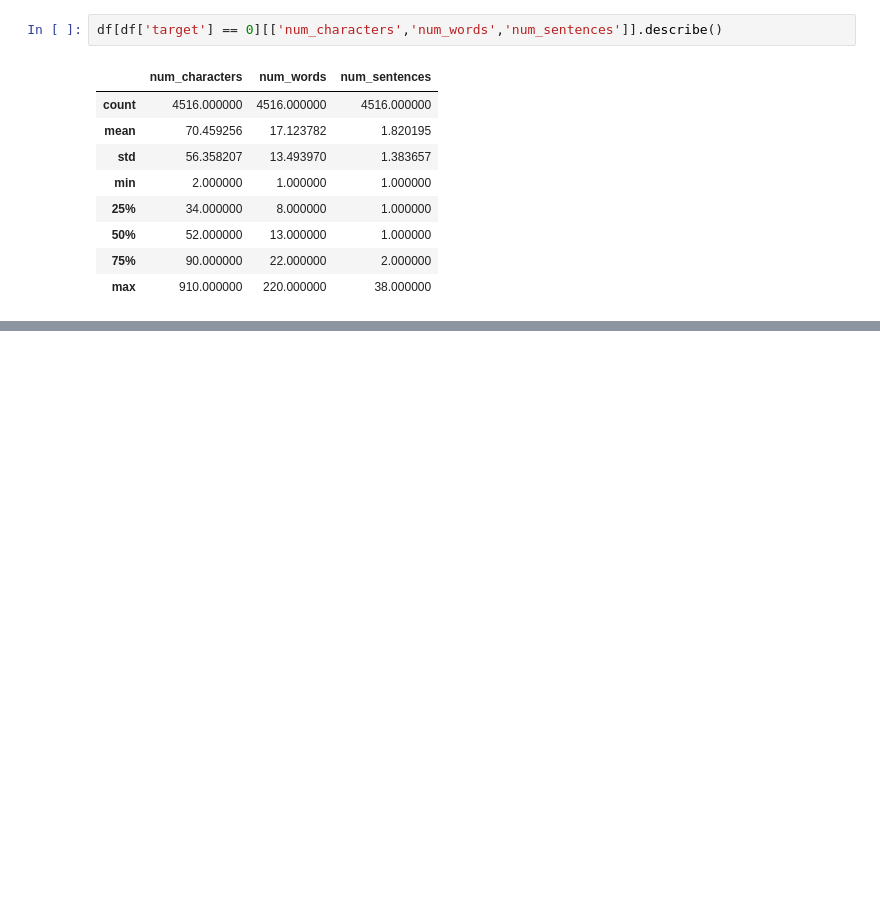
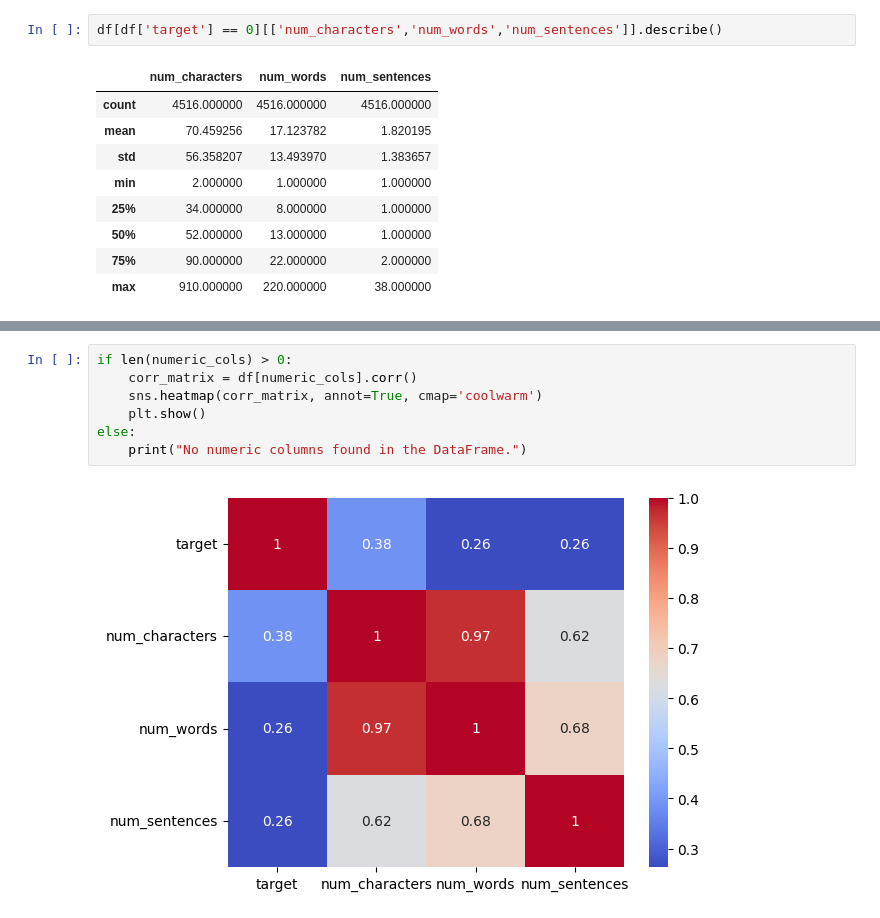
Before and after one commit to nikithastephen/Miniproject, a Jupyter notebook: SMSspamdetector.ipynb, the cells around one changed output, grey strips where cells are left out. Saved outputs shown, nothing was run; the diff lists cells and outputs as text; blank space fills up the shorter version.

```diff
--- a/SMSspamdetector.ipynb
+++ b/SMSspamdetector.ipynb
@@ -193,0 +238,9 @@ df[df['target'] == 0][['num_characters','num_words','num_sentences']].describe()
+# %%
+if len(numeric_cols) > 0:
+    corr_matrix = df[numeric_cols].corr()
+    sns.heatmap(corr_matrix, annot=True, cmap='coolwarm')
+    plt.show()
+else:
+    print("No numeric columns found in the DataFrame.")
+# %% [output]
+[figure, added]
```
Also changed, not shown: parts of 29 cells of this notebook.
